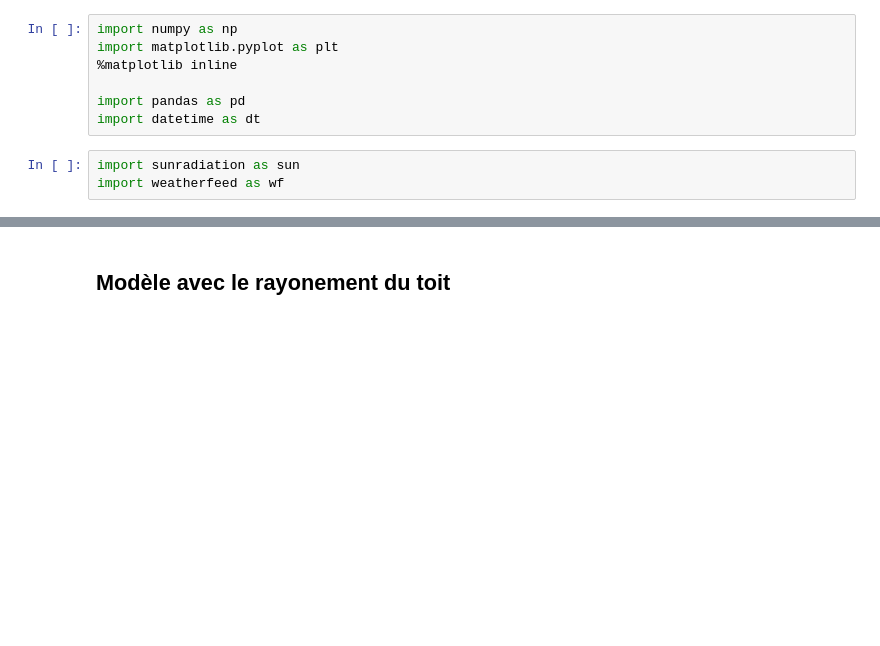
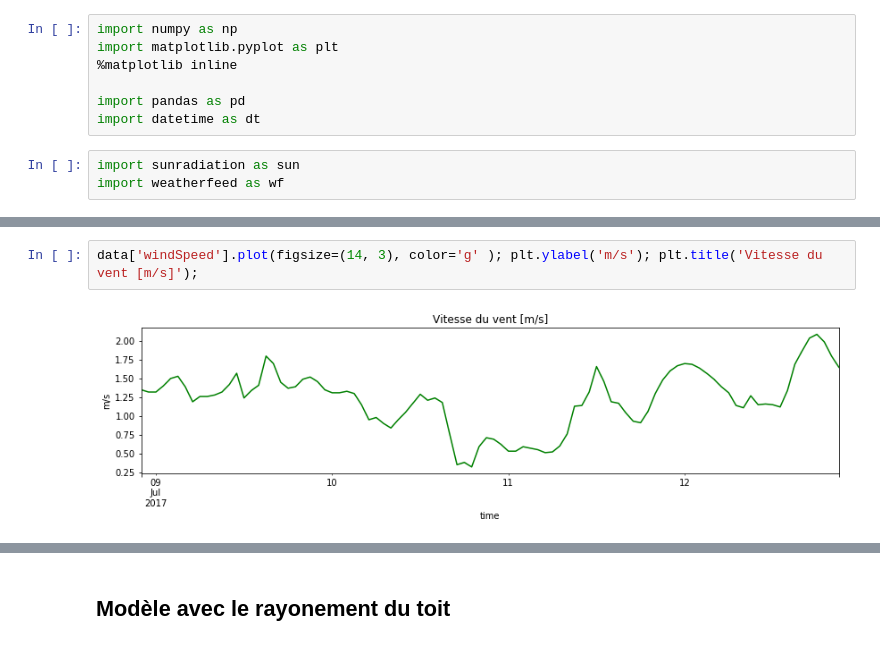
Before and after one commit to xdze2/thermique_appart, a Jupyter notebook: Model02_tuile.ipynb, the cells around one changed output, grey strips where cells are left out. Cells and saved outputs as stored; diff of their text form; blank space fills up the shorter version.

```diff
--- a/Model02_tuile.ipynb
+++ b/Model02_tuile.ipynb
@@ -131,0 +57,4 @@ Ttuile.plot(figsize=(14, 4) ); plt.ylabel('T_tuile °C');
+# %%
+data['windSpeed'].plot(figsize=(14, 3), color='g' ); plt.ylabel('m/s'); plt.title('Vitesse du vent [m/s]');
+# %% [output]
+[figure, added]
```
Also changed, not shown: parts of 67 cells of this notebook.
